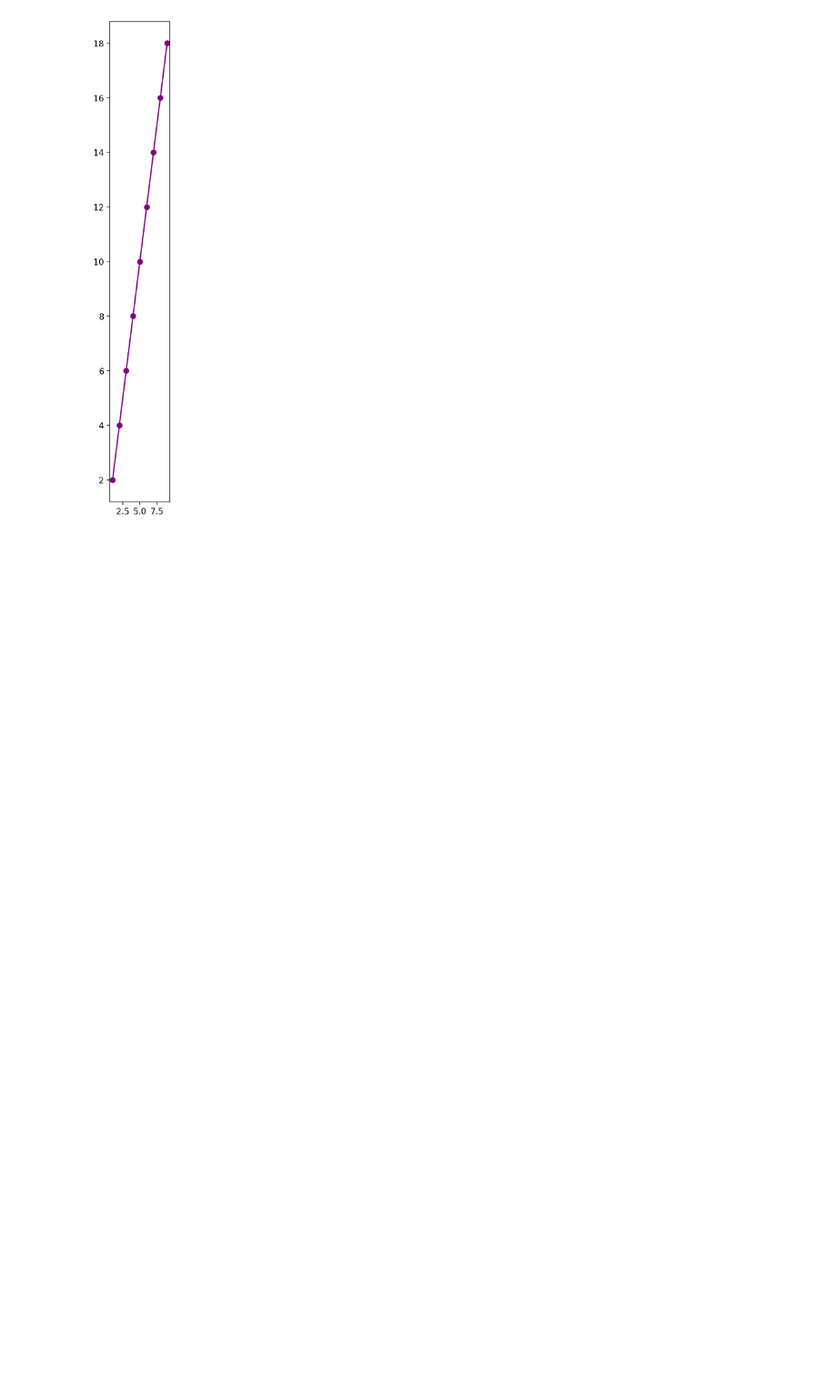
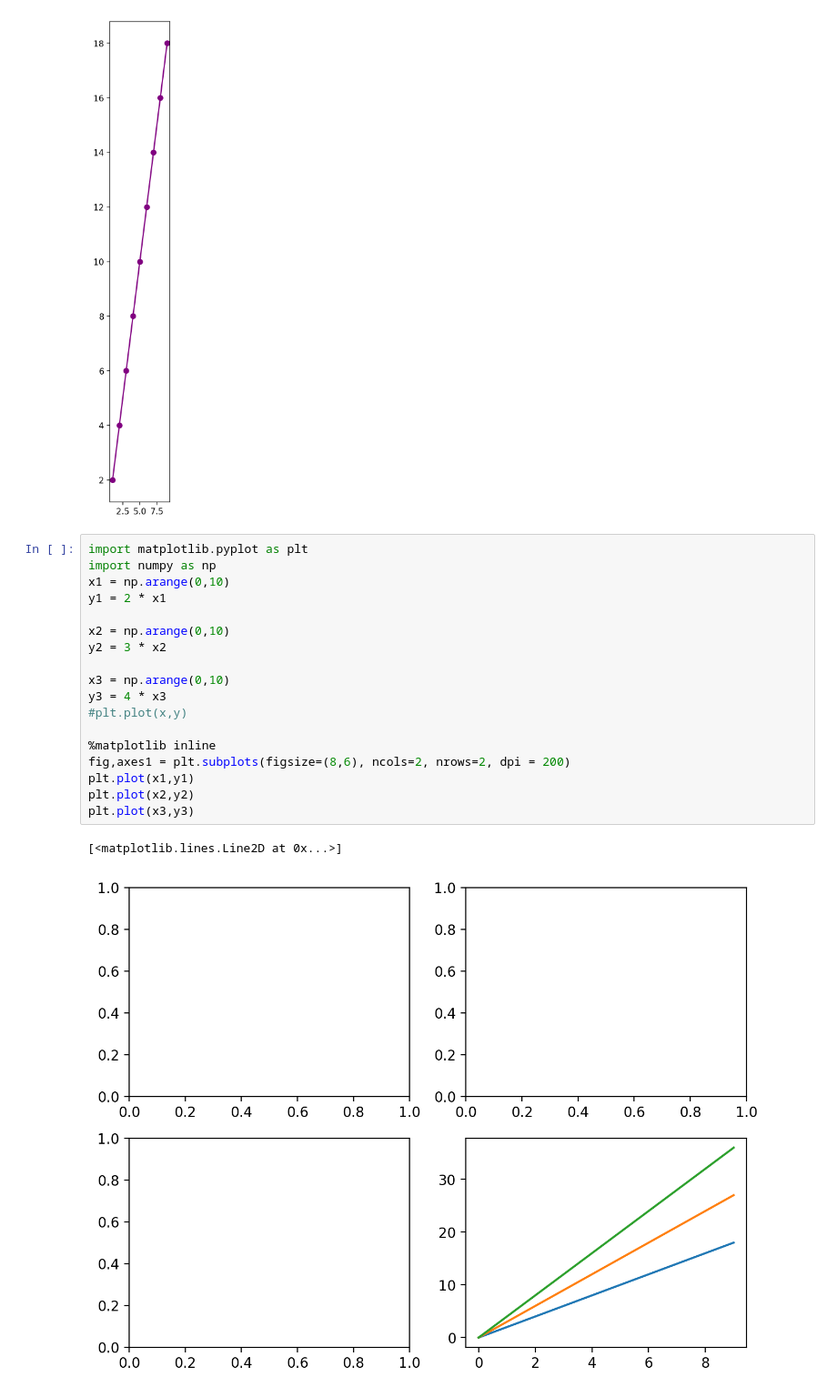
Before and after one commit to rahulgoraksha/ml-algorithms-practice, a Jupyter notebook: notebooks/5-matplotlib.ipynb, the cells around one changed output. Shown at 91% size. Cells and saved outputs as stored; diff of their text form; blank space fills up the shorter version.

```diff
--- a/notebooks/5-matplotlib.ipynb
+++ b/notebooks/5-matplotlib.ipynb
@@ -325,3 +325,24 @@ axes.plot(x,y, marker = 'o', color = 'purple')
 fig.savefig("C:\\Users\\admin\\OneDrive - BOMBAY COATED AND SPECIAL STEELS PRIVATE LIMITED\\Desktop\\ml-algorithms-practice\\data\\line_plot_matplotlib.png",bbox_inches = 'tight')
 # %% [output]
 [figure]
+# %%
+import matplotlib.pyplot as plt
+import numpy as np
+x1 = np.arange(0,10)
+y1 = 2 * x1
+
+x2 = np.arange(0,10)
+y2 = 3 * x2
+
+x3 = np.arange(0,10)
+y3 = 4 * x3
+#plt.plot(x,y)
+
+%matplotlib inline
+fig,axes1 = plt.subplots(figsize=(8,6), ncols=2, nrows=2, dpi = 200)
+plt.plot(x1,y1)
+plt.plot(x2,y2)
+plt.plot(x3,y3)
+# %% [output]
+[<matplotlib.lines.Line2D at 0x...>]
+[figure, added]
```
Also changed, not shown: parts of 3 cells of this notebook.
